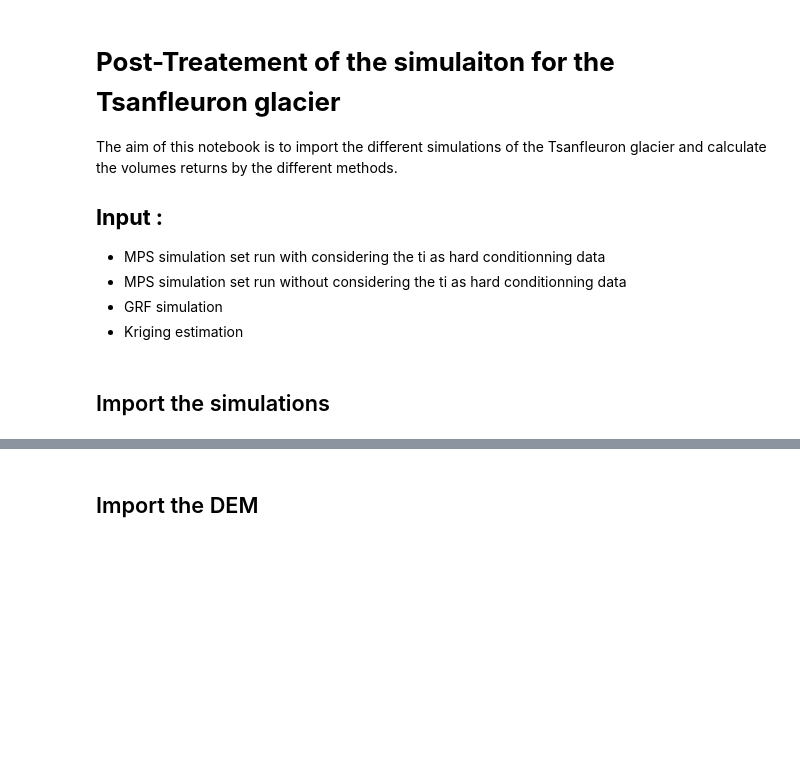
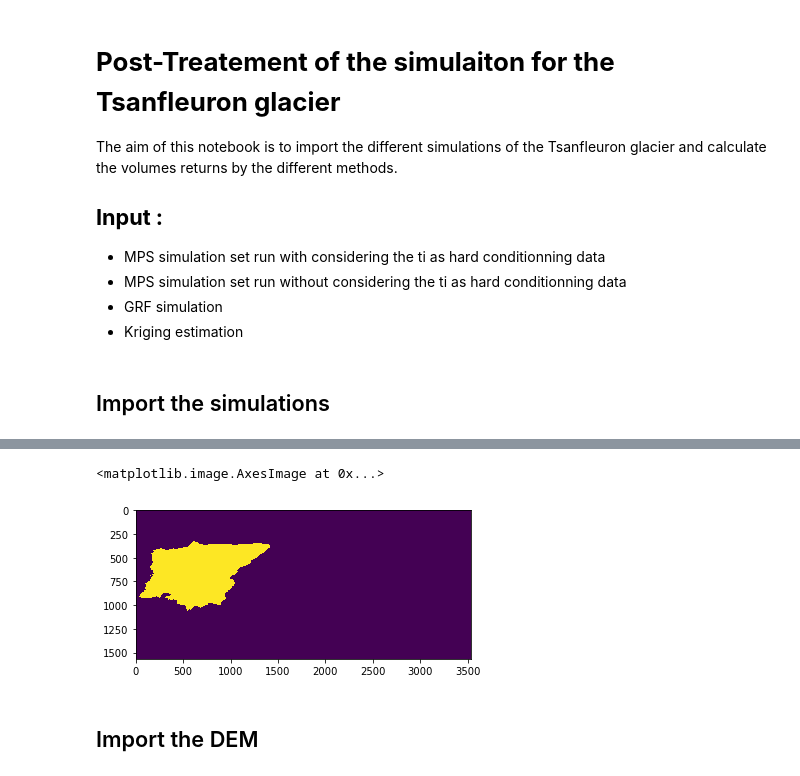
Before and after one commit to valDallalba/Tsanfleuron_geostatistical_baserock_estimation_paper, a Jupyter notebook: jupyter/03_Tsanfleuron_post_simulation.ipynb, the cells around one changed output, grey strips where cells are left out. Drawn from its saved outputs; the diff is of its cells as text; code cells hidden in the pictures; blank space fills up the shorter version.

```diff
--- a/jupyter/03_Tsanfleuron_post_simulation.ipynb
+++ b/jupyter/03_Tsanfleuron_post_simulation.ipynb
@@ -40,3 +40,8 @@ with open(path_output_krig+simulation_name_krig[0],'rb') as file:
+# %%
+plt.imshow(mask)
+# %% [output]
+<matplotlib.image.AxesImage at 0x...>
+[figure, added]
 # %% [markdown]
 ## Import the DEM
 # %%
```
Also changed, not shown: parts of 37 cells of this notebook, 9 other files.
